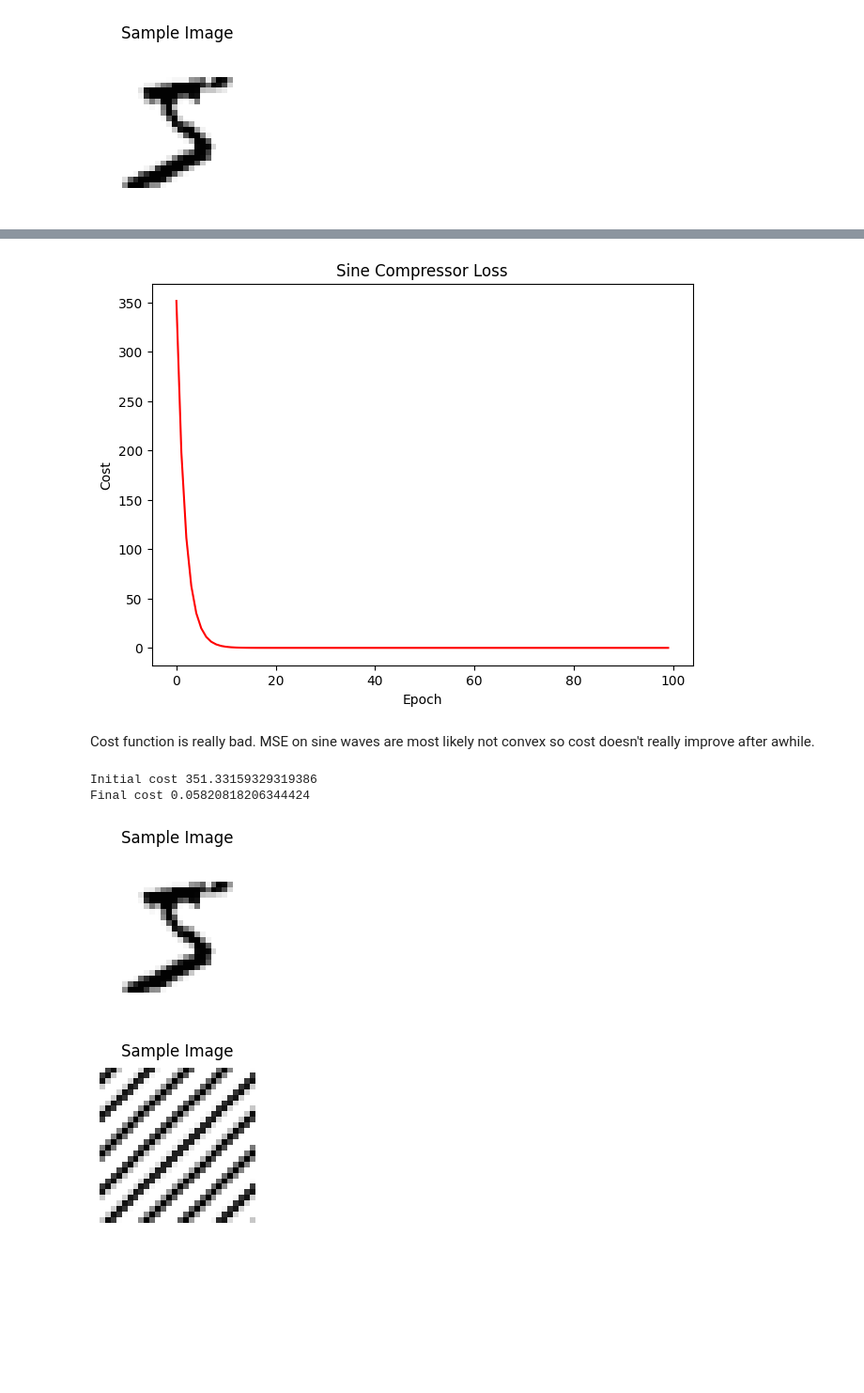
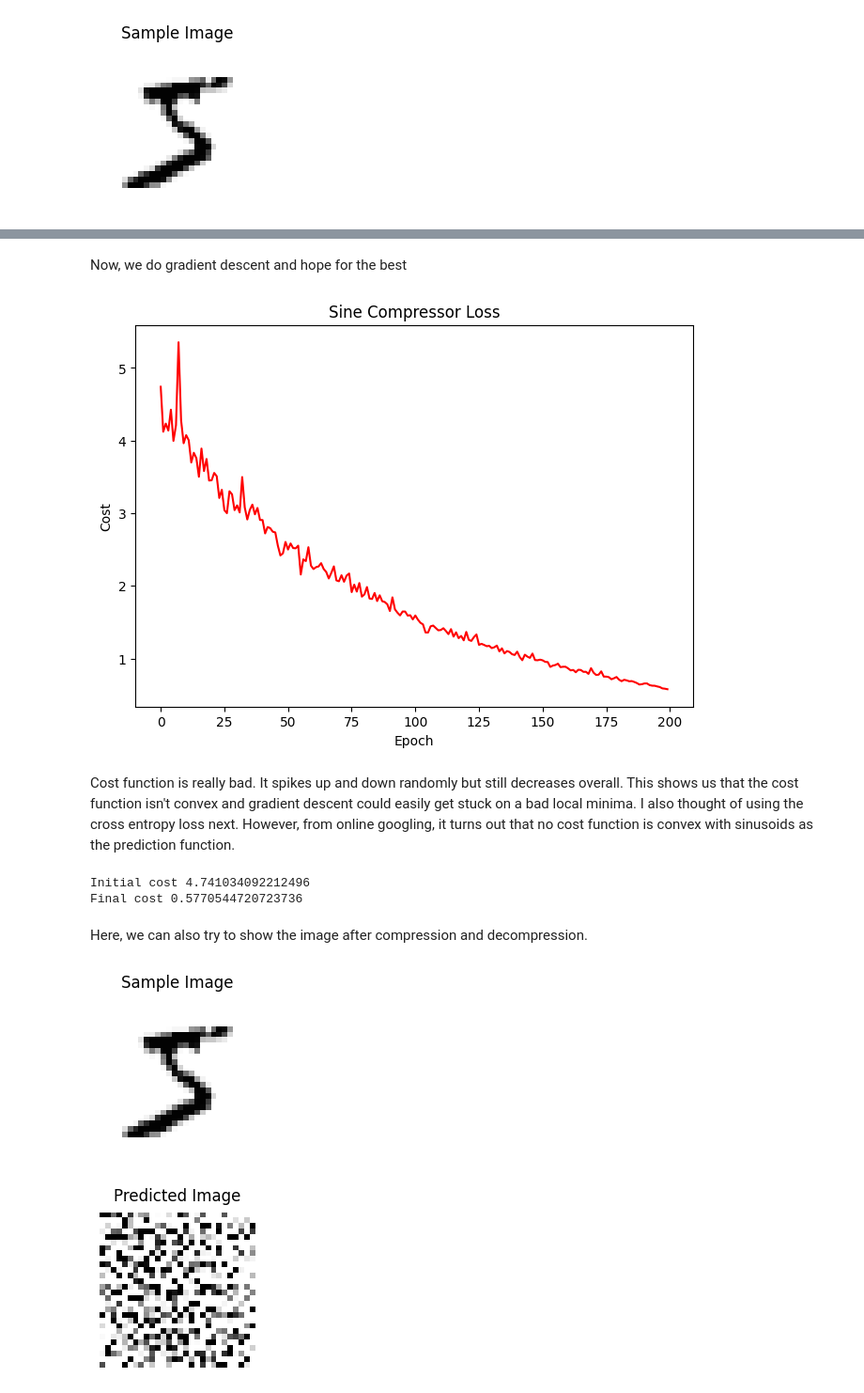
Before and after one commit to LoneCoder21/machine_learning, a Jupyter notebook: failed_attempts/sine_compression.ipynb, the cells around one changed output, grey strips where cells are left out. Shown at 94% size. Saved outputs shown, nothing was run; the diff lists cells and outputs as text; code cells hidden in the pictures; blank space fills up the shorter version.

Commit message:
Deriving custom sine compression and showing why it fails

```diff
--- a/failed_attempts/sine_compression.ipynb
+++ b/failed_attempts/sine_compression.ipynb
@@ -93,15 +147,13 @@ def show_cost_graph(costs, title, color):
     cost_graph.set_title(title)
 
     cost_graph.plot(iteration_array, costs, color=color)
+# %% [markdown]
+Now, we do gradient descent and hope for the best
 # %%
 def gradient_descent(x, y, gradient_func, cost_func, wave_samples, learning_rate=0.01, max_iterations=1000):
-    # ampweights = np.random.random(wave_samples)
-    # periodweights = np.random.random(wave_samples)
-    # horizonalweights = np.random.random(wave_samples)
-
-    ampweights = np.ones(wave_samples)
-    periodweights = np.ones(wave_samples)
-    horizonalweights = np.zeros(wave_samples)
+    ampweights = np.random.random(wave_samples)
+    periodweights = np.random.random(wave_samples)
+    horizonalweights = np.random.random(wave_samples)
 
     costs = np.empty(0)
 
@@ -115,36 +167,38 @@ def gradient_descent(x, y, gradient_func, cost_func, wave_samples, learning_rate
         current_cost = cost_func(x, y, ampweights, periodweights, horizonalweights, wave_samples)
         costs = np.append(costs, current_cost)
     return ampweights, periodweights, horizonalweights, costs
-wave_samples = 50
-ampweights, periodweights, horizonalweights, costs = gradient_descent(xcoordinates, targetimage, compute_gradients, mse_cost, wave_samples=wave_samples, learning_rate=0.01, max_iterations=100)
+wave_samples = 50 # define the number of samples we will use. another hyper
+ampweights, periodweights, horizonalweights, costs = gradient_descent(xcoordinates, targetimage, compute_gradients, mse_cost, wave_samples=wave_samples, learning_rate=0.01, max_iterations=200)
 show_cost_graph(costs, "Sine Compressor Loss", "red")
 # %% [output]
-[figure, old version]
+[figure, new version]
-# %% [markdown]
-Cost function is really bad. MSE on sine waves are most likely not convex so cost doesn't really improve after awhile.
+# %% [markdown]
+Cost function is really bad. It spikes up and down randomly but still decreases overall. This shows us that the cost function isn't convex and gradient descent could easily get stuck on a bad local minima. I also thought of using the cross entropy loss next. However, from online googling, it turns out that no cost function is convex with sinusoids as the prediction function.
 # %%
 print("Initial cost", costs[0])
 print("Final cost", costs[-1])
 # %% [output]
-Initial cost 351.33159329319386
-Final cost 0.05820818206344424
+Initial cost 4.741034092212496
+Final cost 0.5770544720723736
 # %%
 predicted_image = inference(xcoordinates, ampweights, periodweights, horizonalweights, wave_samples)
+# %% [markdown]
+Here, we can also try to show the image after compression and decompression.
 # %%
 fig, ax = plt.subplots(figsize=(2,2),layout="constrained")
 
 ax.imshow(targetimage.reshape((28,28)), interpolation='none', cmap=cm.Greys)
 ax.axis('off')
 plt.suptitle(f"Sample Image")
 plt.show()
 
 fig, ax = plt.subplots(figsize=(2,2),layout="constrained")
 
 ax.imshow(predicted_image.reshape((28,28)), interpolation='none', cmap=cm.Greys)
 ax.axis('off')
-plt.suptitle(f"Sample Image")
+plt.suptitle(f"Predicted Image")
 plt.show()
 # %% [output]
 [figure]
-[figure, old version]
+[figure, new version]
 # %% [markdown]
```
Also changed, not shown: parts of 12 cells of this notebook.
